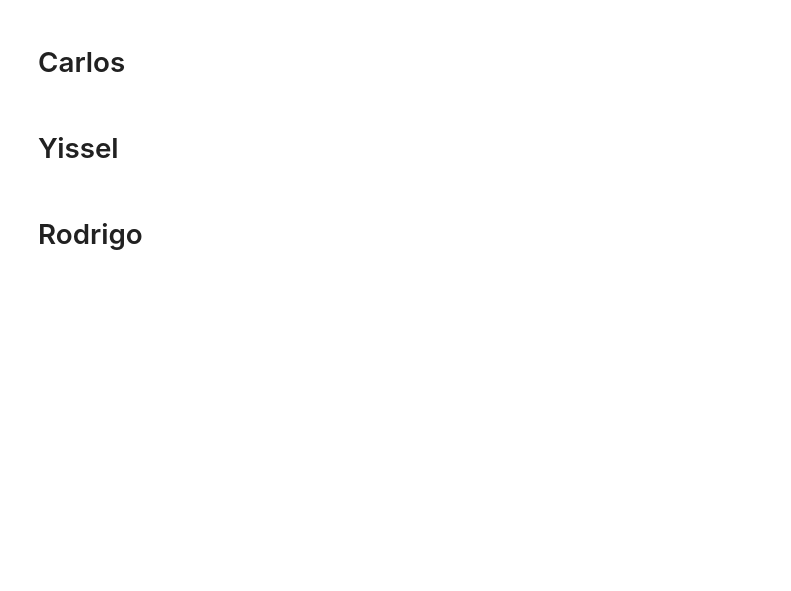
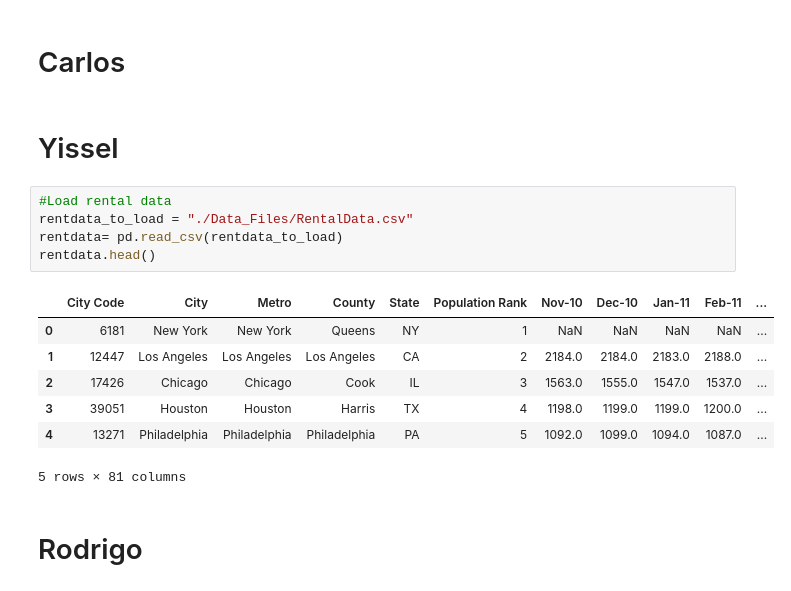
Before and after one commit to Gissel7181/Project-One, a Jupyter notebook: Project 1.ipynb, the cells around one changed output. Cells and saved outputs as stored; diff of their text form; blank space fills up the shorter version.

```diff
--- a/Project 1.ipynb
+++ b/Project 1.ipynb
@@ -56,5 +56,18 @@ Fortune_500
 # Carlos
 # %% [markdown]
 # Yissel
+# %%
+#Load rental data
+rentdata_to_load = "./Data_Files/RentalData.csv"
+rentdata= pd.read_csv(rentdata_to_load)
+rentdata.head()
+# %% [output]
+|  | City Code | City | Metro | County | State | Population Rank | Nov-10 | Dec-10 | Jan-11 | Feb-11 | ... |
+| 0 | 6181 | New York | New York | Queens | NY | 1 | NaN | NaN | NaN | NaN | ... |
+| 1 | 12447 | Los Angeles | Los Angeles | Los Angeles | CA | 2 | 2184.0 | 2184.0 | 2183.0 | 2188.0 | ... |
+| 2 | 17426 | Chicago | Chicago | Cook | IL | 3 | 1563.0 | 1555.0 | 1547.0 | 1537.0 | ... |
+| 3 | 39051 | Houston | Houston | Harris | TX | 4 | 1198.0 | 1199.0 | 1199.0 | 1200.0 | ... |
+| 4 | 13271 | Philadelphia | Philadelphia | Philadelphia | PA | 5 | 1092.0 | 1099.0 | 1094.0 | 1087.0 | ... |
+5 rows × 81 columns
 # %% [markdown]
 # Rodrigo
```
